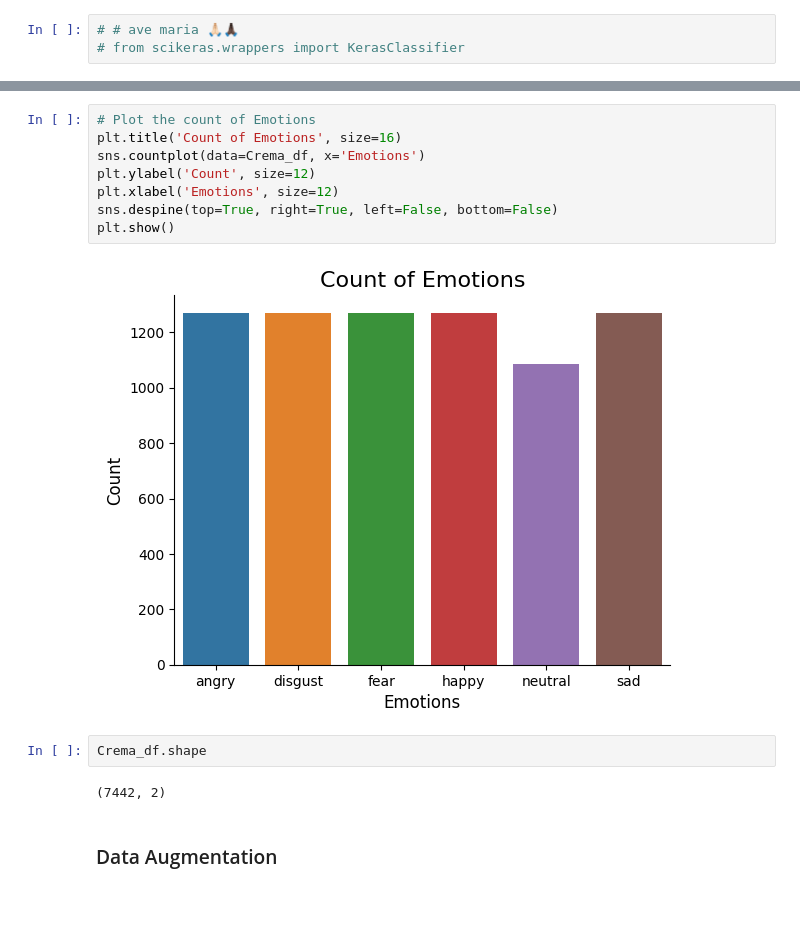
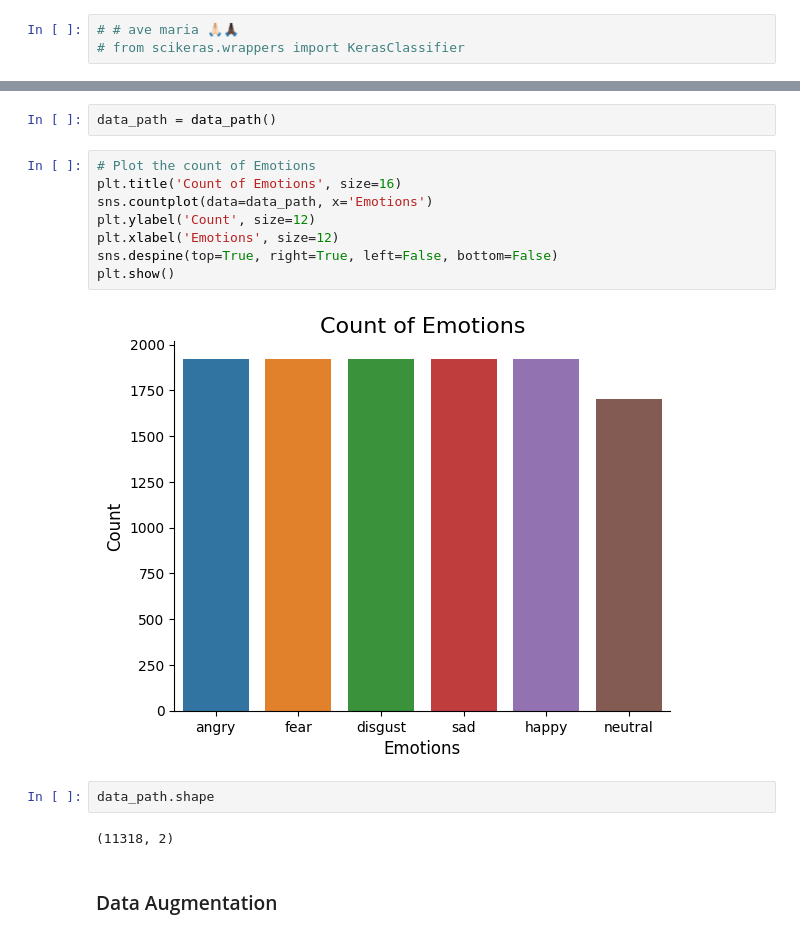
Before and after one commit to RobertoStaino/SER, a Jupyter notebook: exploration_crema.ipynb, the cells around one changed output, grey strips where cells are left out. Saved outputs shown, nothing was run; the diff lists cells and outputs as text; blank space fills up the shorter version.

Commit message:
new data + function

```diff
--- a/exploration_crema.ipynb
+++ b/exploration_crema.ipynb
@@ -93,17 +48,19 @@ Crema_df.head()
+# %%
+data_path = data_path()
 # %%
 # Plot the count of Emotions
 plt.title('Count of Emotions', size=16)
-sns.countplot(data=Crema_df, x='Emotions')
+sns.countplot(data=data_path, x='Emotions')
 plt.ylabel('Count', size=12)
 plt.xlabel('Emotions', size=12)
 sns.despine(top=True, right=True, left=False, bottom=False)
 plt.show()
 # %% [output]
-[figure, old version]
+[figure, new version]
 # %%
-Crema_df.shape
+data_path.shape
 # %% [output]
-(7442, 2)
+(11318, 2)
 # %% [markdown]
 ### Data Augmentation
 # %%
```
Also changed, not shown: parts of 9 cells of this notebook, 4 other files.
